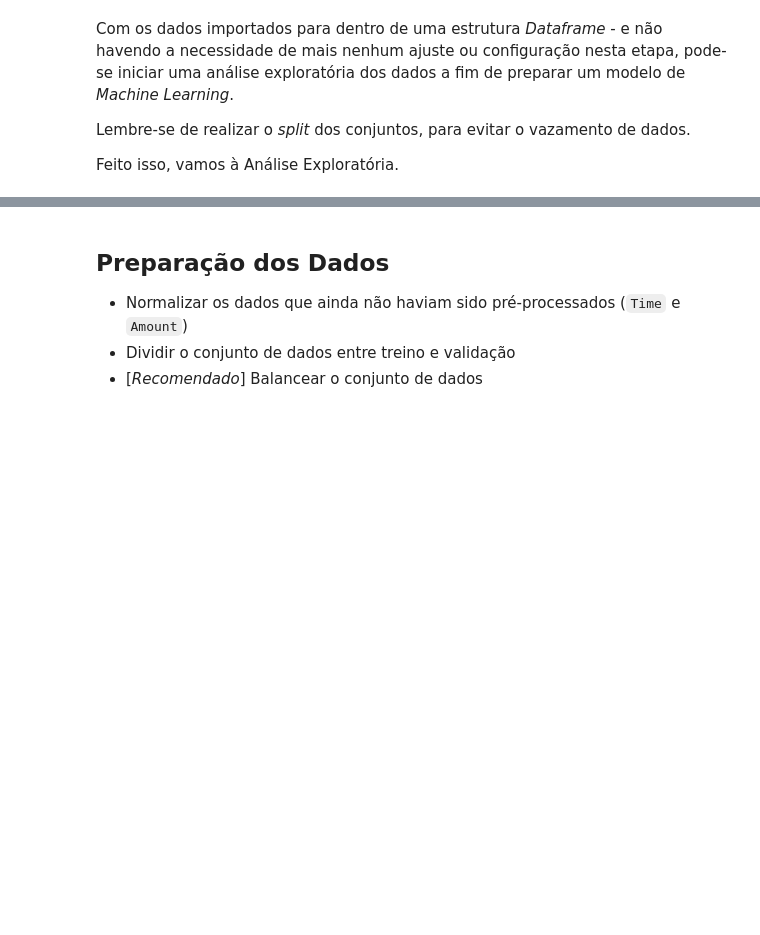
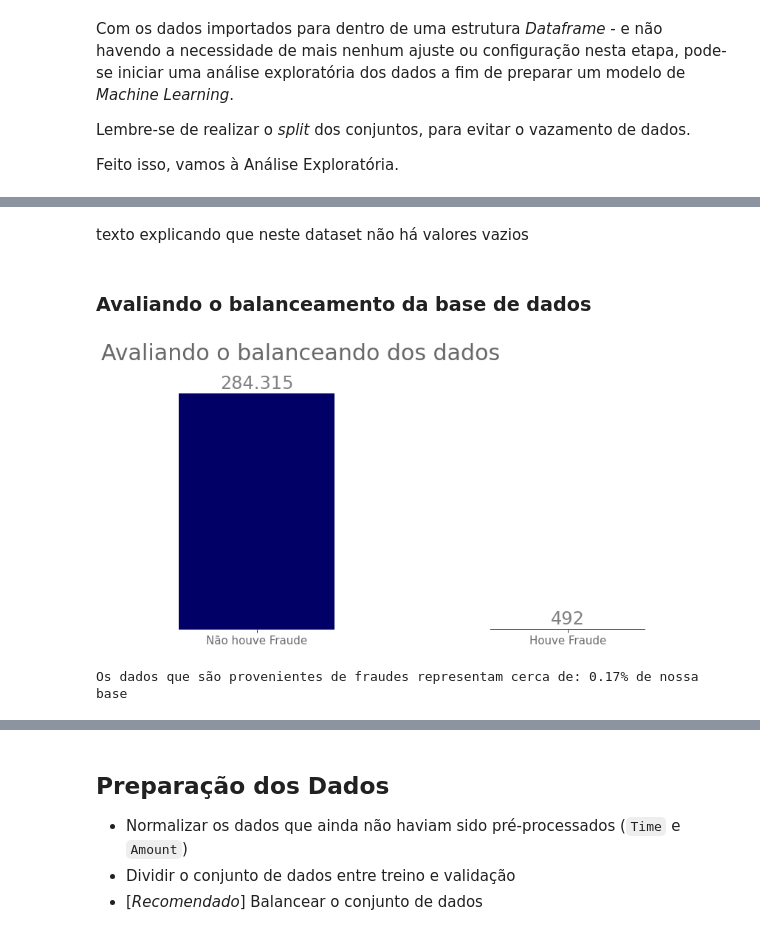
Before and after one commit to FerrazThales/Deteccao_de_fraudes_em_cartoes_de_credito, a Jupyter notebook: Detecção_de_Fraude_em_Cartões_de_Crédito.ipynb, the cells around one changed output, grey strips where cells are left out. Drawn from its saved outputs; the diff is of its cells as text; code cells hidden in the pictures; blank space fills up the shorter version.

```diff
--- a/Detecção_de_Fraude_em_Cartões_de_Crédito.ipynb
+++ b/Detecção_de_Fraude_em_Cartões_de_Crédito.ipynb
@@ -54,6 +66,6 @@ import pandas as pd
 # %%
+#endereco dos dados
 file_path = "https://www.dropbox.com/s/b44o3t3ehmnx2b7/creditcard.csv?dl=1"
-endereco = 'https://www.kaggle.com/mlg-ulb/creditcardfraud/download'
-df = pd.read_csv(endereco)
-df.head()
+
 # importar os dados para um dataframe
+df = pd.read_csv(file_path)
@@ -85,0 +143,37 @@ Abordar tópicos/informações como:
+# %% [markdown]
+texto explicando que neste dataset não há valores vazios
+# %% [markdown]
+### Avaliando o balanceamento da base de dados
+# %%
+#funcao feita para colocar o rotulo de dados
+def addlabels(x,y):
+  for i in range (len(y)):
+    ax.text(i,y[i] + 6000,'{:,}'.format(int(y[i])).replace(',','.'),ha='center',fontsize=24,color='grey')
+# %%
+#criando o figure e o axes no matplotlib
+fig, ax = plt.subplots(figsize=(12,6))
+
+#pegando a contagem de valores da variável Class
+df.Class.value_counts().plot.bar(ax=ax,color='#000066')
+
+#ajustando as configurações para exibição do gráfico
+ax.get_yaxis().set_visible(False)
+ax.set_frame_on(False)
+ax.set_title('Avaliando o balanceando dos dados',loc='left',pad=30,fontdict={'fontsize':30},color='dimgrey')
+ax.tick_params(axis='x',rotation=0)
+ax.set_xticklabels(['Não houve Fraude','Houve Fraude'],fontdict={'fontsize':15},color='#6a6a6f')
+
+#colocando os rótulos de dados
+addlabels(df.Class,df.Class.value_counts())
+
+
+#plotando o gráfico
+plt.tight_layout();
+# %% [output]
+[figure, added]
+# %%
+#avaliando quanto de fraude houve pela porcentagem
+nao_fraude = df.Class[df.Class == 1].shape[0] / df.Class.shape[0]
+print('Os dados que são provenientes de fraudes representam cerca de: {:.2f}% de nossa base'.format(nao_fraude*100))
+# %% [output]
+Os dados que são provenientes de fraudes representam cerca de: 0.17% de nossa base
```
Also changed, not shown: parts of 26 cells of this notebook.
